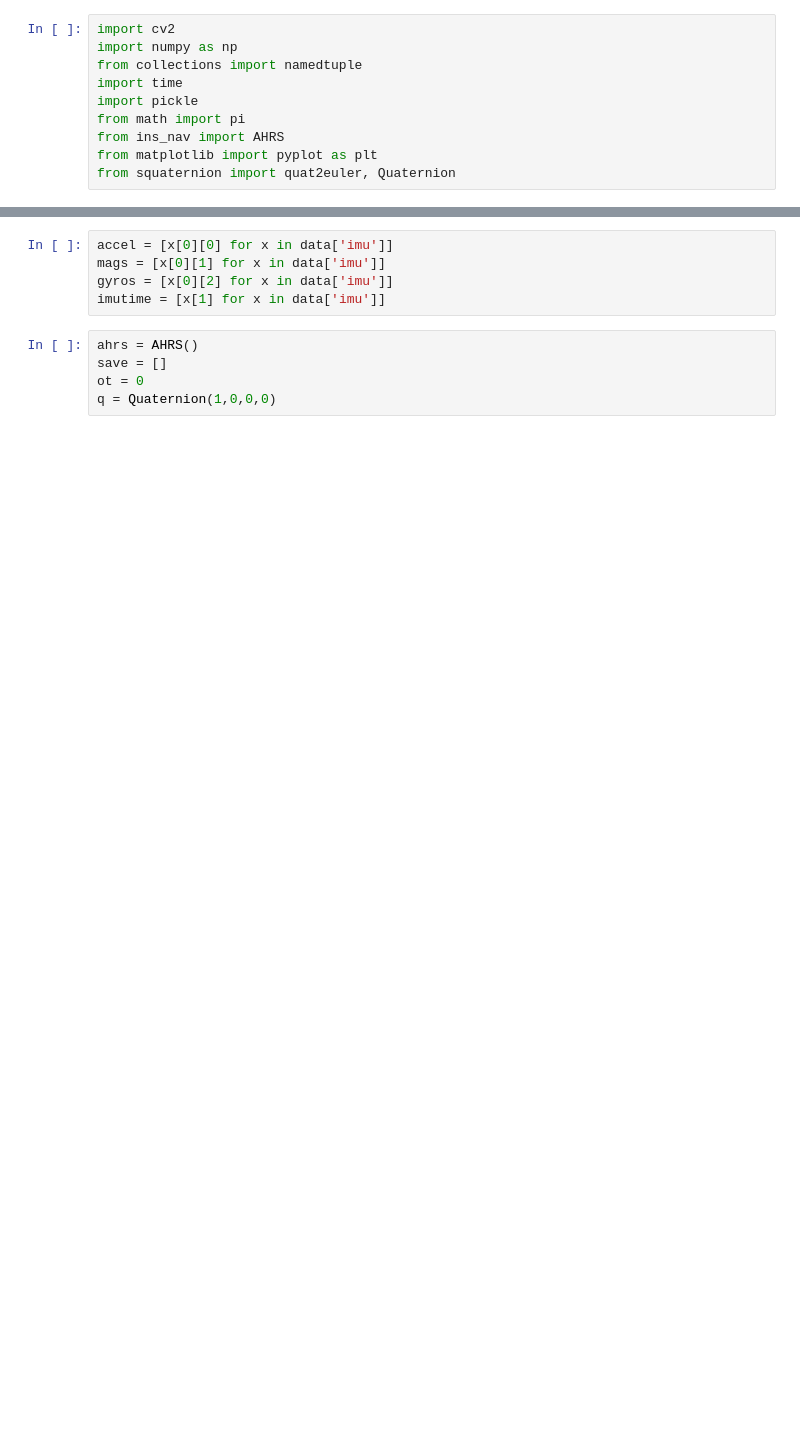
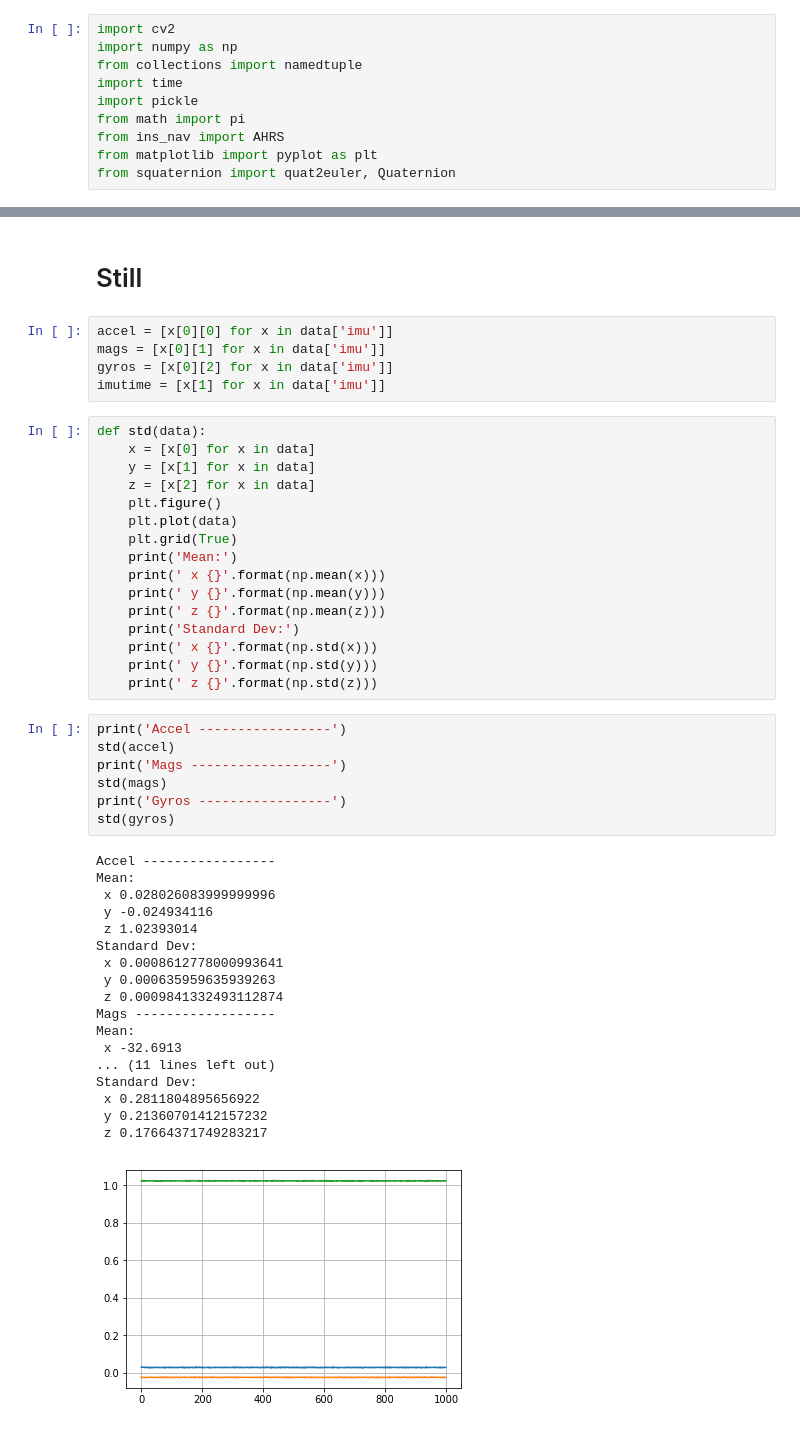
Before and after one commit to MomsFriendlyRobotCompany/ins_rpi, a Jupyter notebook: software/ahrs-nav.ipynb, the cells around one changed output, grey strips where cells are left out. Drawn from its saved outputs; the diff is of its cells as text; blank space fills up the shorter version.

```diff
--- a/software/ahrs-nav.ipynb
+++ b/software/ahrs-nav.ipynb
@@ -14,10 +20,49 @@ data = pickle.load(open("data.pickle", "rb"))
+# %% [markdown]
+# Still
 # %%
 accel = [x[0][0] for x in data['imu']]
 mags = [x[0][1] for x in data['imu']]
 gyros = [x[0][2] for x in data['imu']]
 imutime = [x[1] for x in data['imu']]
-# %%
-ahrs = AHRS()
-save = []
-ot = 0
-q = Quaternion(1,0,0,0)
+# %%
+def std(data):
+    x = [x[0] for x in data]
+    y = [x[1] for x in data]
+    z = [x[2] for x in data]
+    plt.figure()
+    plt.plot(data)
+    plt.grid(True)
+    print('Mean:')
+    print(' x {}'.format(np.mean(x)))
+    print(' y {}'.format(np.mean(y)))
+    print(' z {}'.format(np.mean(z)))
+    print('Standard Dev:')
+    print(' x {}'.format(np.std(x)))
+    print(' y {}'.format(np.std(y)))
+    print(' z {}'.format(np.std(z)))
+# %%
+print('Accel -----------------')
+std(accel)
+print('Mags ------------------')
+std(mags)
+print('Gyros -----------------')
+std(gyros)
+# %% [output]
+Accel -----------------
+Mean:
+ x 0.028026083999999996
+ y -0.024934116
+ z 1.02393014
+Standard Dev:
+ x 0.0008612778000993641
+ y 0.000635959635939263
+ z 0.0009841332493112874
+Mags ------------------
+Mean:
+ x -32.6913
+... (11 lines left out)
+Standard Dev:
+ x 0.2811804895656922
+ y 0.21360701412157232
+ z 0.17664371749283217
+[figure, added]
```
Also changed, not shown: parts of 13 cells of this notebook, 1 other file.
